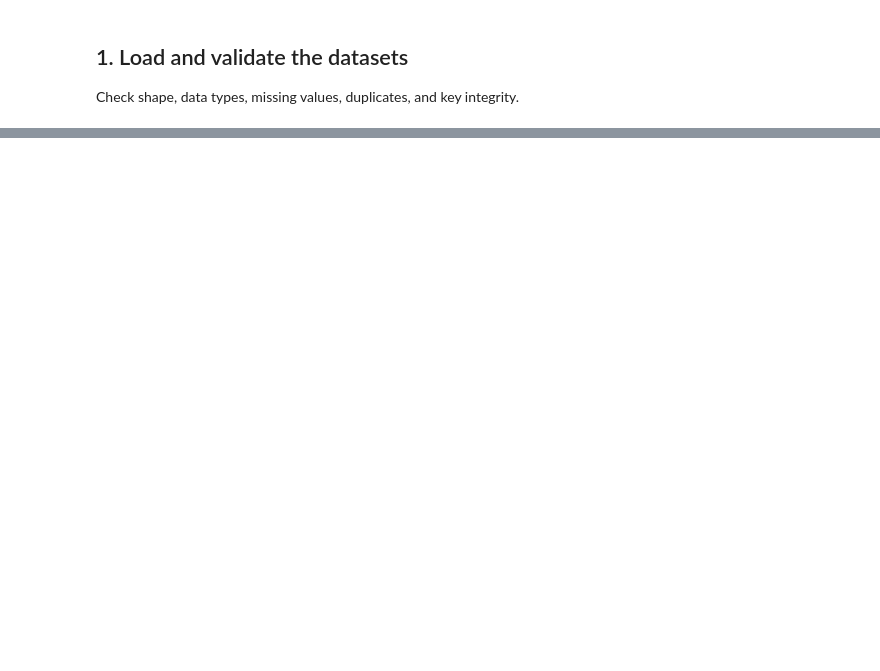
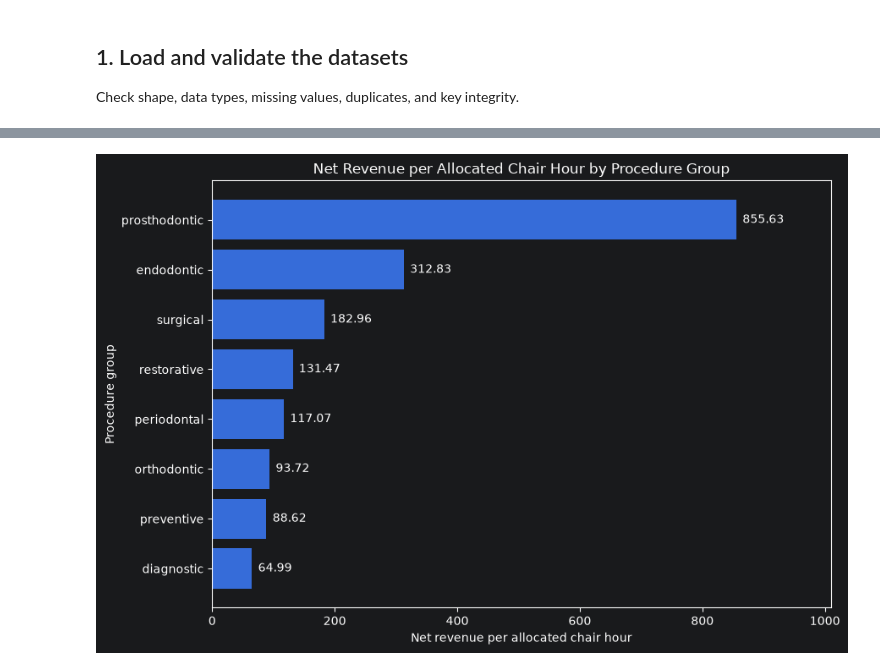
Before and after one commit to hamed-asgari/dental-clinic-operations-analytics, a Jupyter notebook: notebooks/01_eda.ipynb, the cells around one changed output, grey strips where cells are left out. Drawn from its saved outputs; the diff is of its cells as text; code cells hidden in the pictures; blank space fills up the shorter version.

```diff
--- a/notebooks/01_eda.ipynb
+++ b/notebooks/01_eda.ipynb
@@ -32,0 +1271,50 @@ For every chart, write one finding, one possible operational action, and one lim
+# %%
+procedure_group_plot_data = (
+    procedure_group_performance
+    .sort_values(
+        "net_revenue_per_chair_hour",
+        ascending=True,
+    )
+)
+
+fig, ax = plt.subplots(figsize=(9, 6))
+
+bars = ax.barh(
+    procedure_group_plot_data[
+        "procedure_group"
+    ],
+    procedure_group_plot_data[
+        "net_revenue_per_chair_hour"
+    ],
+)
+
+ax.set_title(
+    "Net Revenue per Allocated Chair Hour by Procedure Group"
+)
+ax.set_xlabel("Net revenue per allocated chair hour")
+ax.set_ylabel("Procedure group")
+
+for bar, value in zip(
+    bars,
+    procedure_group_plot_data[
+        "net_revenue_per_chair_hour"
+    ],
+):
+    ax.text(
+        bar.get_width() + 10,
+        bar.get_y() + bar.get_height() / 2,
+        f"{value:,.2f}",
+        va="center",
+    )
+
+ax.set_xlim(
+    0,
+    procedure_group_plot_data[
+        "net_revenue_per_chair_hour"
+    ].max() * 1.18,
+)
+
+plt.tight_layout()
+plt.show()
+# %% [output]
+[figure, added]
```
Also changed, not shown: parts of 28 cells of this notebook.
